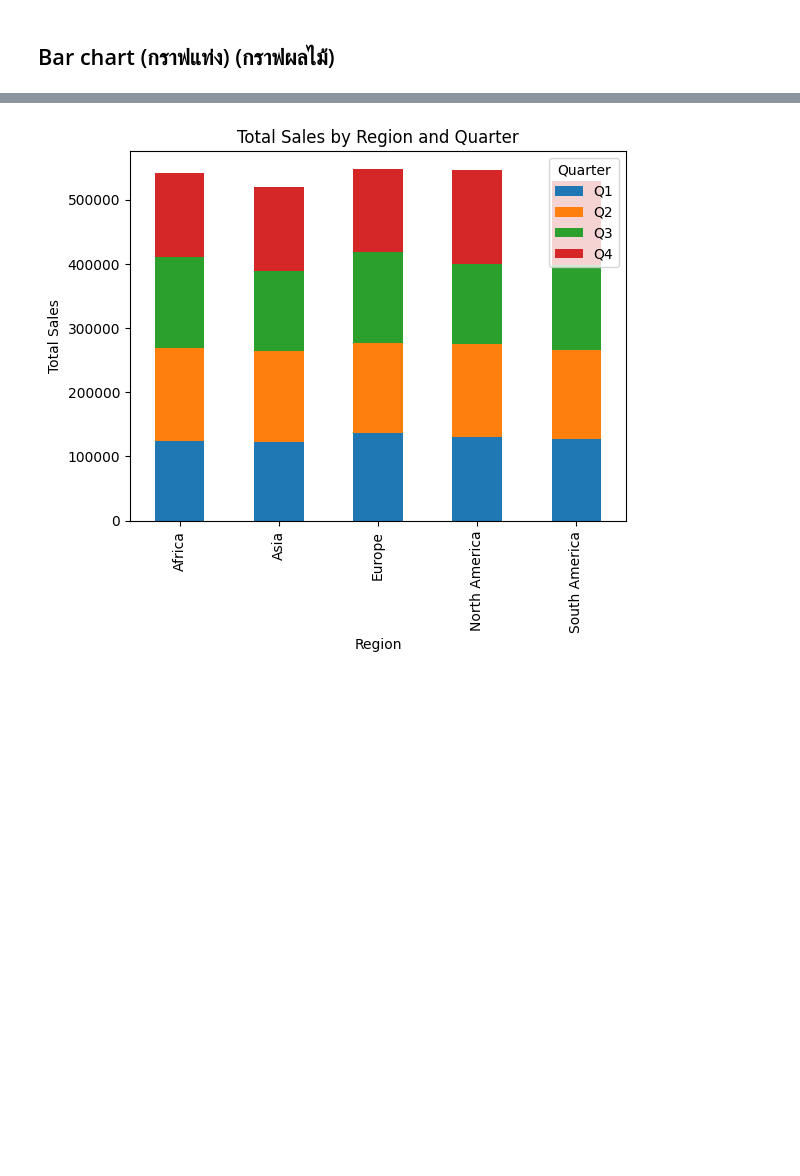
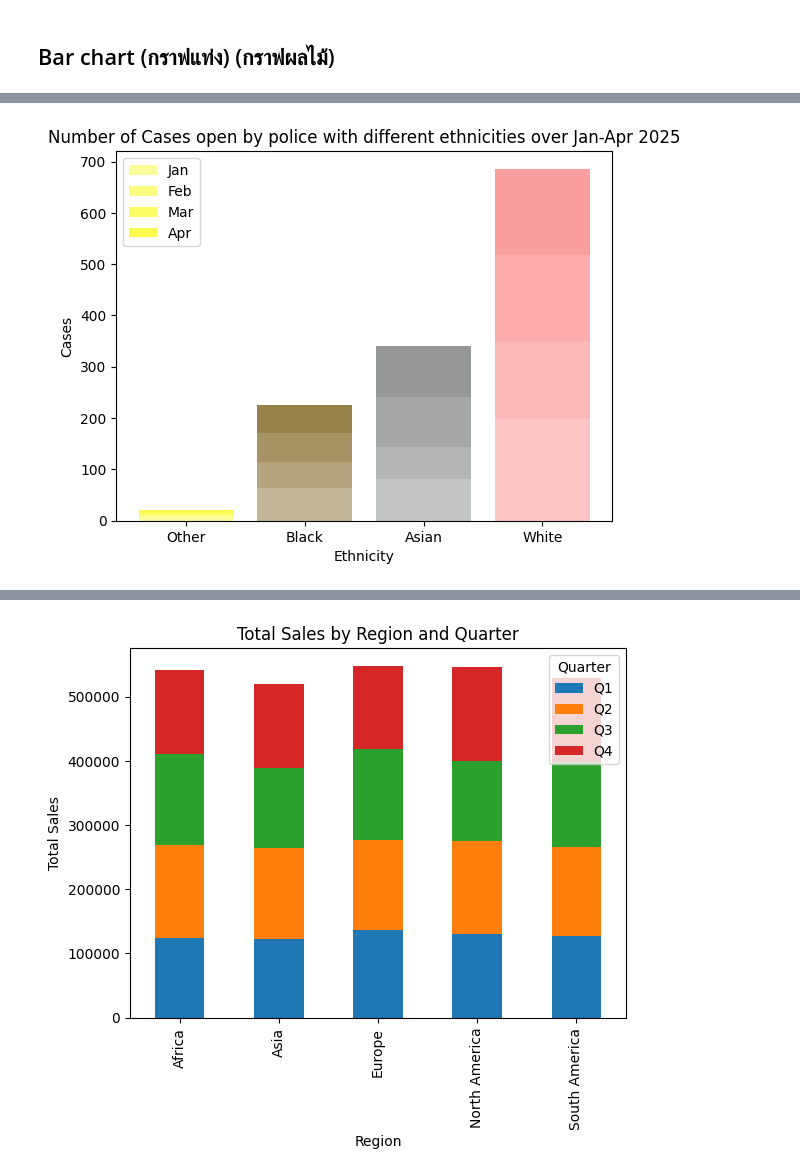
Before and after one commit to jangInw007/dataviz2025, a Jupyter notebook: Visualize_Data_Comparison_2025.ipynb, the cells around one changed output, grey strips where cells are left out. Cells and saved outputs as stored; diff of their text form; code cells hidden in the pictures; blank space fills up the shorter version.

```diff
--- a/Visualize_Data_Comparison_2025.ipynb
+++ b/Visualize_Data_Comparison_2025.ipynb
@@ -138,0 +61,34 @@ dtype: int64
+# %%
+data1 = pd.read_csv('/content/drive/MyDrive/Python&DataViz2025/Data/2025-01/2025-01-bedfordshire-stop-and-search.csv')
+data2 = pd.read_csv('/content/drive/MyDrive/Python&DataViz2025/Data/2025-02/2025-02-bedfordshire-stop-and-search.csv')
+data3 = pd.read_csv('/content/drive/MyDrive/Python&DataViz2025/Data/2025-03/2025-03-bedfordshire-stop-and-search.csv')
+data4 = pd.read_csv('/content/drive/MyDrive/Python&DataViz2025/Data/2025-04/2025-04-bedfordshire-stop-and-search.csv')
+# %%
+compared_police_eth1 = data1.groupby('Officer-defined ethnicity')['Type'].count().reset_index().sort_values(by='Type')
+compared_police_eth2 = data2.groupby('Officer-defined ethnicity')['Type'].count().reset_index().sort_values(by='Type')
+compared_police_eth3 = data3.groupby('Officer-defined ethnicity')['Type'].count().reset_index().sort_values(by='Type')
+compared_police_eth4 = data4.groupby('Officer-defined ethnicity')['Type'].count().reset_index().sort_values(by='Type')
+# %%
+import matplotlib.pyplot as plt
+
+plt.bar(compared_police_eth1['Officer-defined ethnicity'], compared_police_eth1['Type']
+        , color=[[249/255,249/255,0,0.4], [107/255,77/255,0,0.4], [107/255,108/255,109/255,0.4], [250/255,117/255,117/255,0.4]]
+        , label='Jan')
+plt.bar(compared_police_eth2['Officer-defined ethnicity'], compared_police_eth2['Type']
+        , bottom=compared_police_eth1['Type'] # ใส่ bottomบอกว่าจะเอากราฟไปต่อy ไหน
+        , color=[[249/255,249/255,0,0.5], [107/255,77/255,0,0.5], [107/255,108/255,109/255,0.5], [250/255,117/255,117/255,0.5]]
+        , label='Feb')
+plt.bar(compared_police_eth3['Officer-defined ethnicity'], compared_police_eth3['Type']
+        , bottom=compared_police_eth1['Type'] + compared_police_eth2['Type']
+        , color=[[249/255,249/255,0,0.6], [107/255,77/255,0,0.6], [107/255,108/255,109/255,0.6], [250/255,117/255,117/255,0.6]]
+        , label='Mar')
+plt.bar(compared_police_eth3['Officer-defined ethnicity'], compared_police_eth3['Type']
+        , bottom=compared_police_eth1['Type'] + compared_police_eth2['Type'] + compared_police_eth3['Type']
+        , color=[[249/255,249/255,0,0.7], [107/255,77/255,0,0.7], [107/255,108/255,109/255,0.7], [250/255,117/255,117/255,0.7]]
+        , label='Apr')
+plt.xlabel('Ethnicity')
+plt.ylabel('Cases')
+plt.legend()
+plt.title('Number of Cases open by police with different ethnicities over Jan-Apr 2025');
+# %% [output]
+[figure, added]
```
Also changed, not shown: parts of 20 cells of this notebook.
